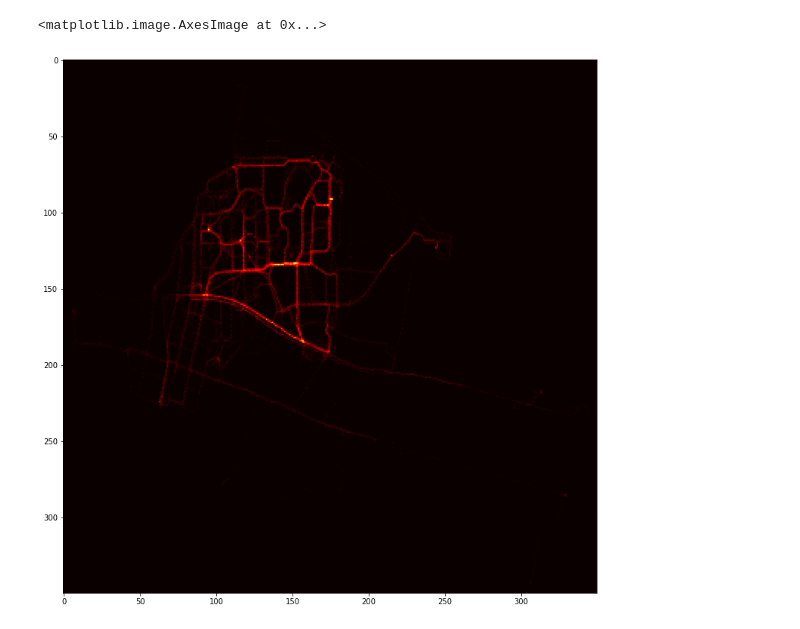
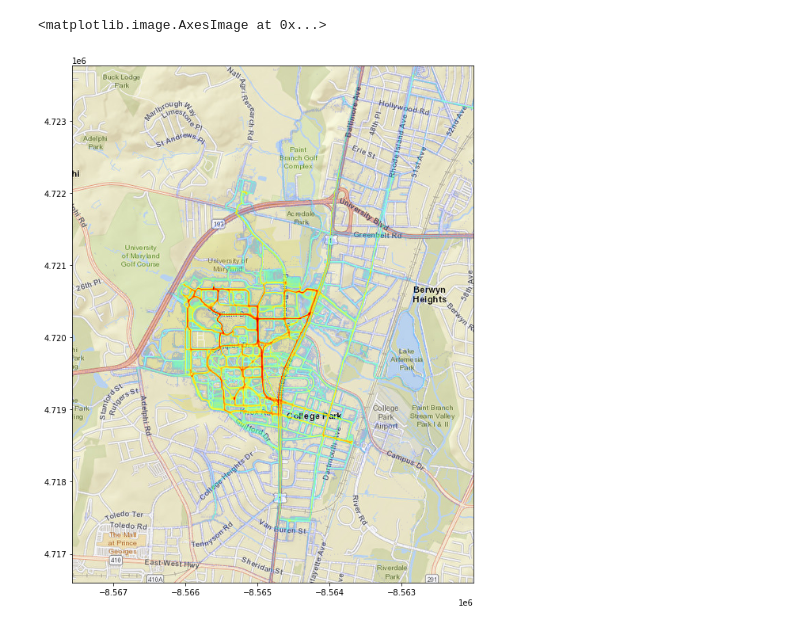
Before and after one commit to EntropicEffect/UMD_DC_2021_Team29, a Jupyter notebook: Heatmap.ipynb, the cells around one changed output. Drawn from its saved outputs; the diff is of its cells as text; code cells hidden in the pictures.

Commit message:
generate arbitrary heatmap on map

```diff
--- a/Heatmap.ipynb
+++ b/Heatmap.ipynb
@@ -51,14 +64,62 @@ def get_index(lon, lat, delta_lon, delta_lat, min_lon, min_lat):
     lon_idx = int((lon - min_lon)/delta_lon)
     lat_idx = int((lat - min_lat)/delta_lat)
     return lon_idx, lat_idx
-# %%
-for lon,lat in all_points:
-    idx_lon,idx_lat = get_index(lon,lat, delta_lon, delta_lat, min_lon, min_lat)
-    points_map[idx_lon, idx_lat] += 1
-# %%
-plt.figure(figsize=(13,13))
-plt.imshow(points_map,cmap='hot')
-# %% [output]
-<matplotlib.image.AxesImage at 0x...>
-[figure, removed]
+# %%
+west, south, east, north = (
+    center_lon - deg_extent,
+    center_lat - deg_extent,
+    center_lon + deg_extent,
+    center_lat + deg_extent
+             )
+
+img, ext = ctx.bounds2raster(west,
+                             south,
+                             east,
+                             north,
+                             "map.svg",
+                             source=cx.providers.Esri.WorldStreetMap(apiKey='AAPK8b5fa650819c4801bebdefa5a1713b90OFUuzP3MP-L84q66A4FBSolubI6QYaE4BjOLNiO5OvkDmO8IWpViq_qKaN0YWJot'),
+                             ll=True
+                            )
+# %%
+lod = 1.2
+log_scale = True
+
+points_map = np.ones((lon_list.size,lat_list.size))
+for point in all_points:
+    points_map[get_index(point[0], point[1], delta_lon, delta_lat, min_lon, min_lat)] += 1
+
+if log_scale:
+    points_map = np.log(points_map)
+
+alpha_map = points_map/np.max(points_map)
+
+import math
+def merc(lat, lon):
+    r_major = 6378137.000
+    x = r_major * math.radians(lon)
+    scale = x/lon
+    y = 180.0/math.pi * math.log(math.tan(math.pi/4.0 + lat * (math.pi/180.0)/2.0)) * scale
+    return (x, y)
+
+
+
+fig, ax = plt.subplots(figsize=(12,12))
+#x_min, y_max = tilemapbase.project(max_lon,max_lat)
+#x_max, y_min = tilemapbase.project(min_lon,min_lat)
+
+x_min, y_max = merc(max_lat,max_lon)
+x_max, y_min =  merc(min_lat,min_lon)
+rots = 1
+
+plt.imshow(img,extent=ext,aspect='equal',interpolation='sinc')
+ax.imshow(np.rot90(points_map,rots),
+    extent=(x_max, x_min, y_min, y_max),
+    alpha= 0.025 + lod*np.rot90(alpha_map,rots),  # allows the background image show-through
+    zorder=10,    # make this layer on top
+    aspect='equal',
+    cmap ='jet'
+)
+# %% [output]
+<matplotlib.image.AxesImage at 0x...>
+[figure, added]
 # %%
```
Also changed, not shown: parts of 10 cells of this notebook, 1 other file.
